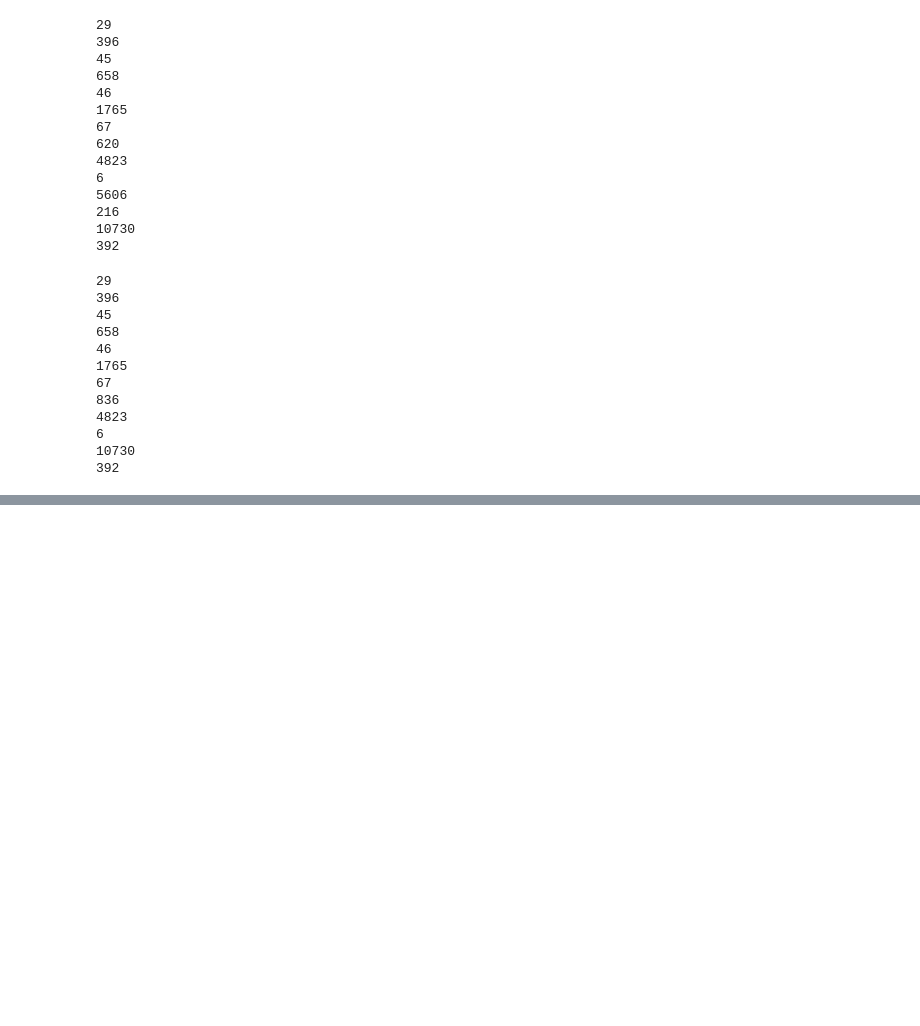
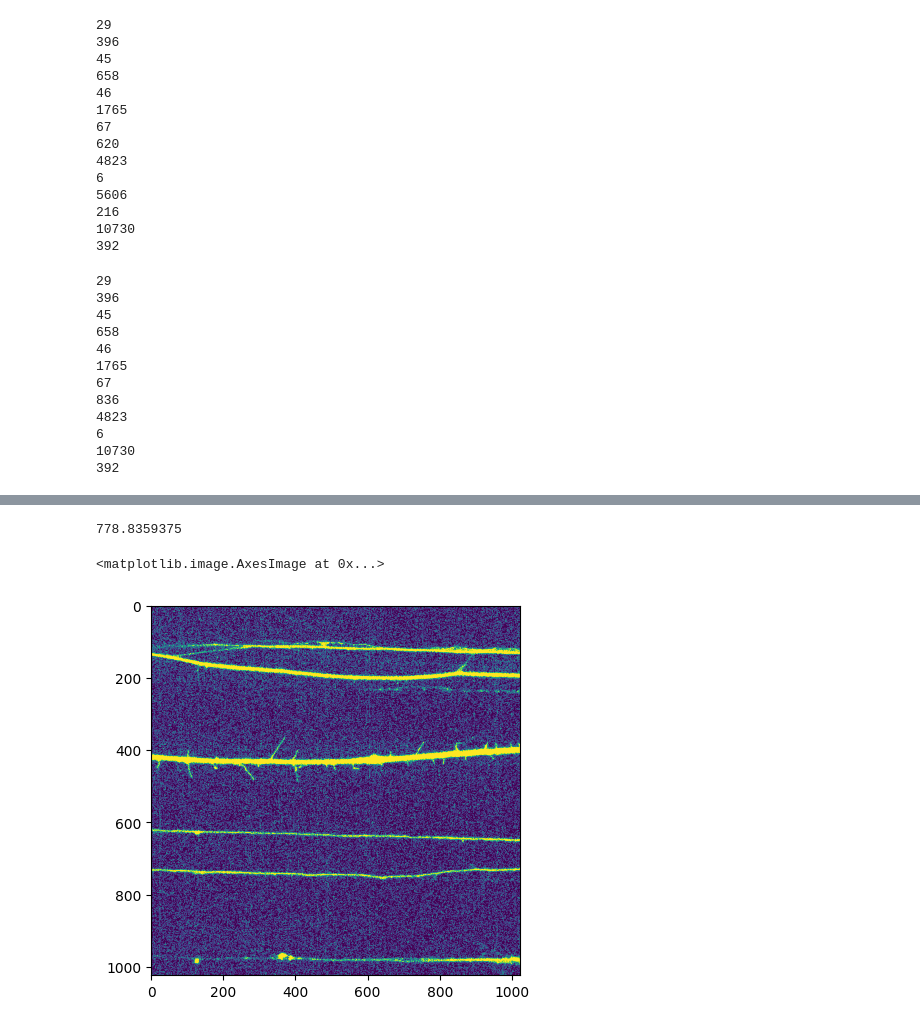
Before and after one commit to biophotlumin/mint, a Jupyter notebook: sandbox.ipynb, the cells around one changed output, grey strips where cells are left out. Cells and saved outputs as stored; diff of their text form; code cells hidden in the pictures; blank space fills up the shorter version.

```diff
--- a/sandbox.ipynb
+++ b/sandbox.ipynb
@@ -1652,0 +1724,13 @@ for p in rej123.rejoined_particle.unique():
+# %%
+threshold = 110
+mask = img.copy()
+mask[mask >= threshold] = 4096
+mask[mask < threshold] = 0
+np.mean(mask)
+# %% [output]
+778.8359375
+# %%
+plt.imshow(mask)
+# %% [output]
+<matplotlib.image.AxesImage at 0x...>
+[figure, added]
```
Also changed, not shown: parts of 17 cells of this notebook, 22 other files.
